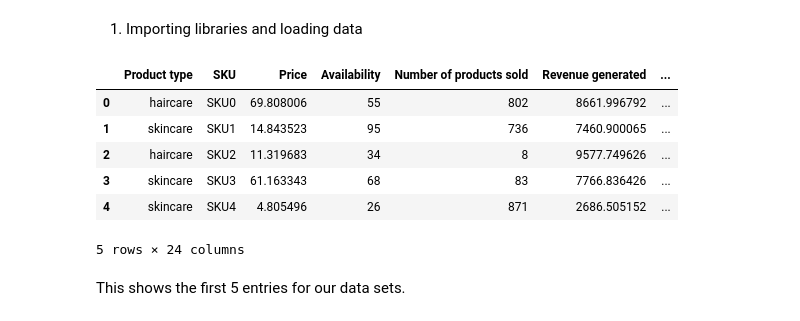
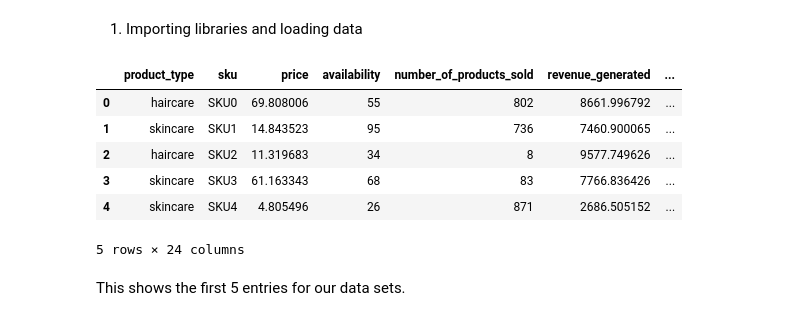
Before and after one commit to atharvakapadnis/supply-chain-analytics, a Jupyter notebook: P1/data1_analysis.ipynb, the cells around one changed output. Saved outputs shown, nothing was run; the diff lists cells and outputs as text; code cells hidden in the pictures.

```diff
--- a/P1/data1_analysis.ipynb
+++ b/P1/data1_analysis.ipynb
@@ -5,12 +5,21 @@
 1. Importing libraries and loading data
 # %%
 import pandas as pd
+import seaborn as sns
 
 # load the data set
 df = pd.read_csv('data/supply_chain_data.csv')
+
+# Let's normalize the column names.
+df.columns = [col.strip().lower().replace(' ', '_') for col in df.columns]
+df = df.rename(columns={
+    'lead_times': "customer_lead_time",
+    'lead_time': 'procurement_lead_time'
+})
+
 df.head()
 # %% [output]
-|  | Product type | SKU | Price | Availability | Number of products sold | Revenue generated | ... |
+|  | product_type | sku | price | availability | number_of_products_sold | revenue_generated | ... |
 | 0 | haircare | SKU0 | 69.808006 | 55 | 802 | 8661.996792 | ... |
 | 1 | skincare | SKU1 | 14.843523 | 95 | 736 | 7460.900065 | ... |
 | 2 | haircare | SKU2 | 11.319683 | 34 | 8 | 9577.749626 | ... |
```
Also changed, not shown: parts of 19 cells of this notebook.
